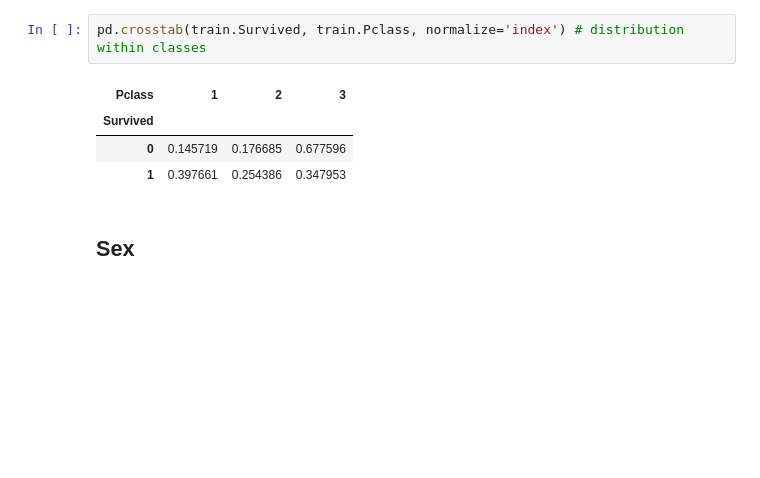
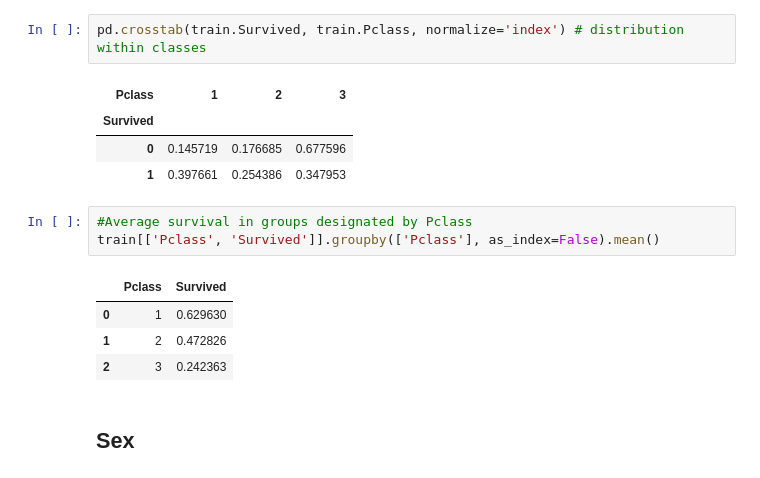
Before and after one commit to bielatm/Titanic, a Jupyter notebook: titanic_prediction.ipynb, the cells around one changed output. Saved outputs shown, nothing was run; the diff lists cells and outputs as text; blank space fills up the shorter version.

```diff
--- a/titanic_prediction.ipynb
+++ b/titanic_prediction.ipynb
@@ -143,6 +143,14 @@ pd.crosstab(train.Survived, train.Pclass, normalize='index') # distribution with
 | Survived |  |  |  |
 | 0 | 0.145719 | 0.176685 | 0.677596 |
 | 1 | 0.397661 | 0.254386 | 0.347953 |
+# %%
+#Average survival in groups designated by Pclass
+train[['Pclass', 'Survived']].groupby(['Pclass'], as_index=False).mean()
+# %% [output]
+|  | Pclass | Survived |
+| 0 | 1 | 0.629630 |
+| 1 | 2 | 0.472826 |
+| 2 | 3 | 0.242363 |
 # %% [markdown]
 ## Sex
 # %%
```
Also changed, not shown: parts of 17 cells of this notebook.
